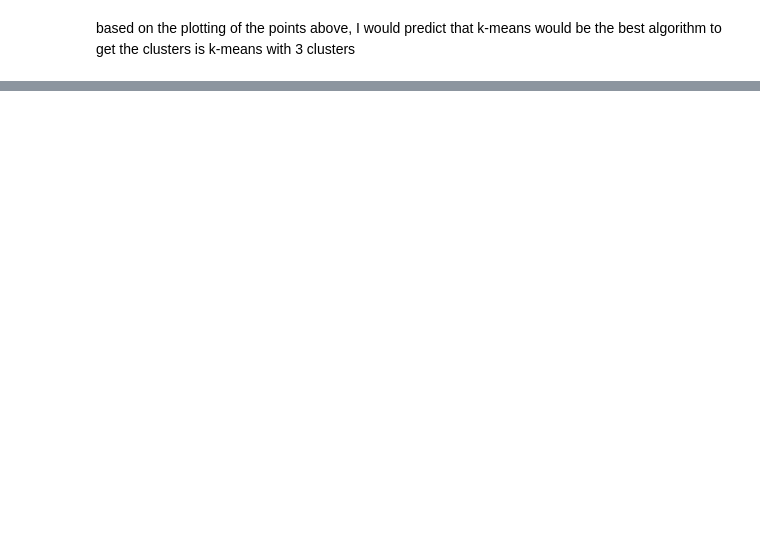
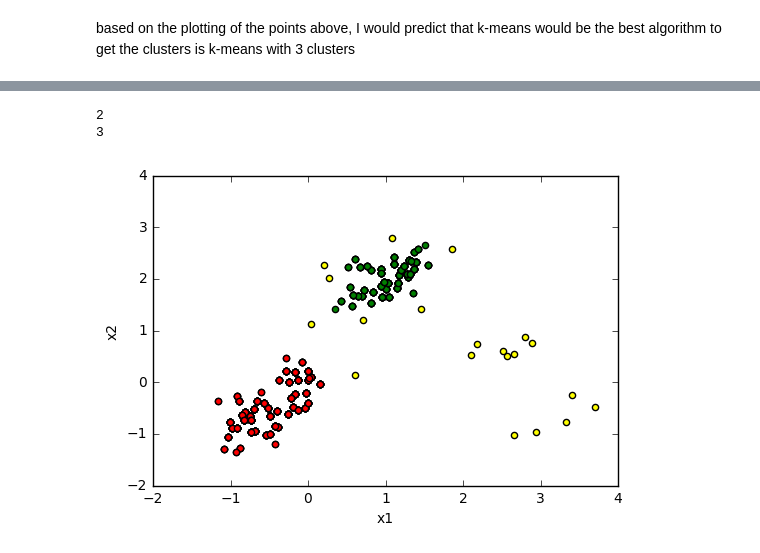
Before and after one commit to mahaalkh/CS6220_DataMining, a Jupyter notebook: Maha_Alkhairy_CS6220_HW4/HW4_V1.ipynb, the cells around one changed output, grey strips where cells are left out. Saved outputs shown, nothing was run; the diff lists cells and outputs as text; code cells hidden in the pictures; blank space fills up the shorter version.

Commit message:
working DBscan I believe

```diff
--- a/Maha_Alkhairy_CS6220_HW4/HW4_V1.ipynb
+++ b/Maha_Alkhairy_CS6220_HW4/HW4_V1.ipynb
@@ -270,6 +277,3 @@ def region_query(p, eps, input_matrix):
     """
     eps_neighbors = [list(x) for x in input_matrix if (distance.euclidean(x, p) <= eps)]
     return eps_neighbors
-# %%
-clusters, noise = DBSCAN(0.2, 2, data1_matrix)
-clusters, noise
@@ -310,0 +325,13 @@ found noise
+# %%
+clusters311, noise311 = DBSCAN(0.2, 5, data3_matrix)
+clusters312, noise312 = DBSCAN(0.2, 6, data3_matrix)
+clusters313, noise313 = DBSCAN(0.2, 7, data3_matrix)
+
+clusters321, noise321 = DBSCAN(0.3, 5, data3_matrix)
+clusters322, noise322 = DBSCAN(0.3, 6, data3_matrix)
+clusters323, noise323 = DBSCAN(0.3, 7, data3_matrix)
+
+
+clusters331, noise331 = DBSCAN(0.4, 5, data3_matrix)
+clusters332, noise332 = DBSCAN(0.4, 6, data3_matrix)
+clusters333, noise333 = DBSCAN(0.4, 7, data3_matrix)
@@ -311,3 +348,29 @@ found noise
+# %%
+def plotResultsDBSCAN(clusters, noise, colors):
+    """
+    """
+    K = len(clusters)
+    print(K)
+    df = DataFrame(np.array(clusters[0]), columns = ['x1', 'x2'])
+    c_k =  df.plot(kind='scatter', x = 'x1', y = 'x2', color=colors[0])
+    for k in range(K-1):
+        df = DataFrame(np.array(clusters[k]), columns = ['x1', 'x2'])
+        c_k =  df.plot(kind='scatter', x = 'x1', y = 'x2', color=colors[k], ax=c_k)
+
+    if noise:
+        df = DataFrame(np.array(noise), columns = ['x1', 'x2'])
+        c_0 =  df.plot(kind='scatter', x = 'x1', y = 'x2', color="yellow", ax=c_k)
+
+    plt.show()
+# %%
+K = len(clusters321)
+print(K)
+
+plotResultsDBSCAN(clusters123, noise123, ["red", "green", "blue"])
+# %% [output]
+2
+3
+[figure, added]
 # %%
 #### K-means algorithm
 ## * should preform multiple random initializations and keep the best
```
Also changed, not shown: parts of 6 cells of this notebook.
